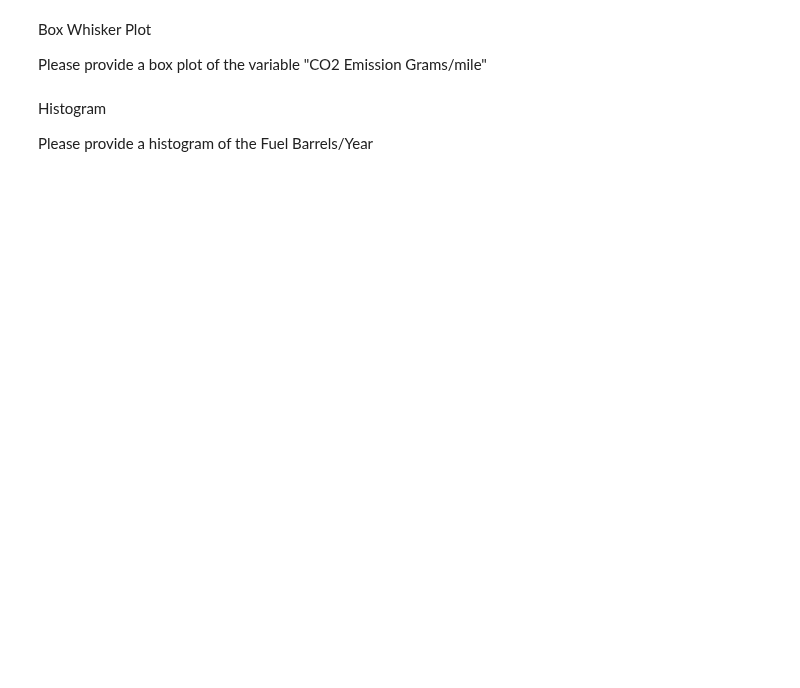
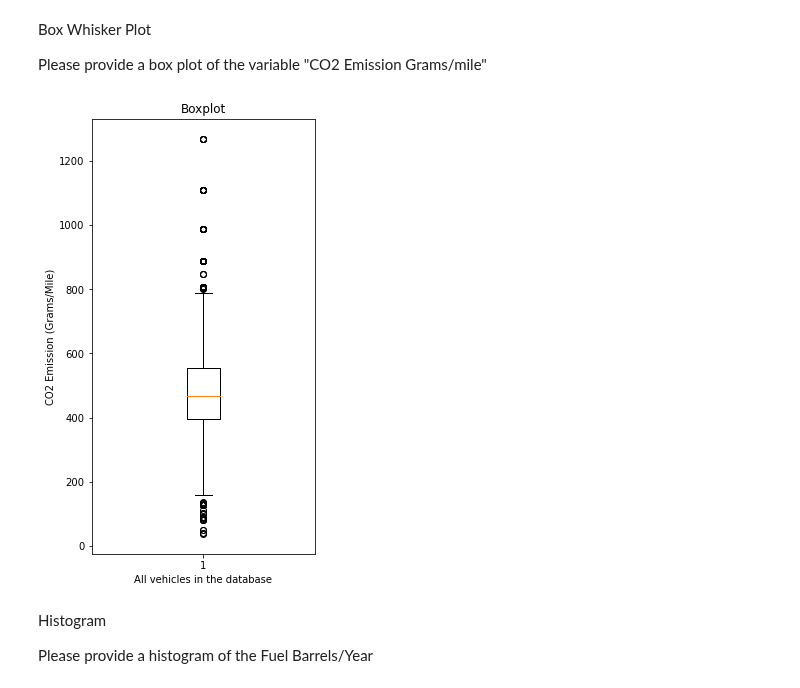
Before and after one commit to ironhack-datalabs/datamad1020, a Jupyter notebook: module-1/lab-matplotlib-seaborn/your-code/challenge-1.ipynb, the cells around one changed output. Drawn from its saved outputs; the diff is of its cells as text; code cells hidden in the pictures; blank space fills up the shorter version.

```diff
--- a/module-1/lab-matplotlib-seaborn/your-code/challenge-1.ipynb
+++ b/module-1/lab-matplotlib-seaborn/your-code/challenge-1.ipynb
@@ -162,3 +178,13 @@ Please provide a box plot of the variable "CO2 Emission Grams/mile"
+# %%
+# your code here
+plt.figure(figsize=(4,8))
+plt.boxplot(df["CO2 Emission Grams/Mile"])
+plt.title("Boxplot")
+plt.xlabel("All vehicles in the database")
+plt.ylabel("CO2 Emission (Grams/Mile)")
+plt.show()
+# %% [output]
+[figure, added]
 # %% [markdown]
 Histogram
 
```
Also changed, not shown: parts of 11 cells of this notebook.
